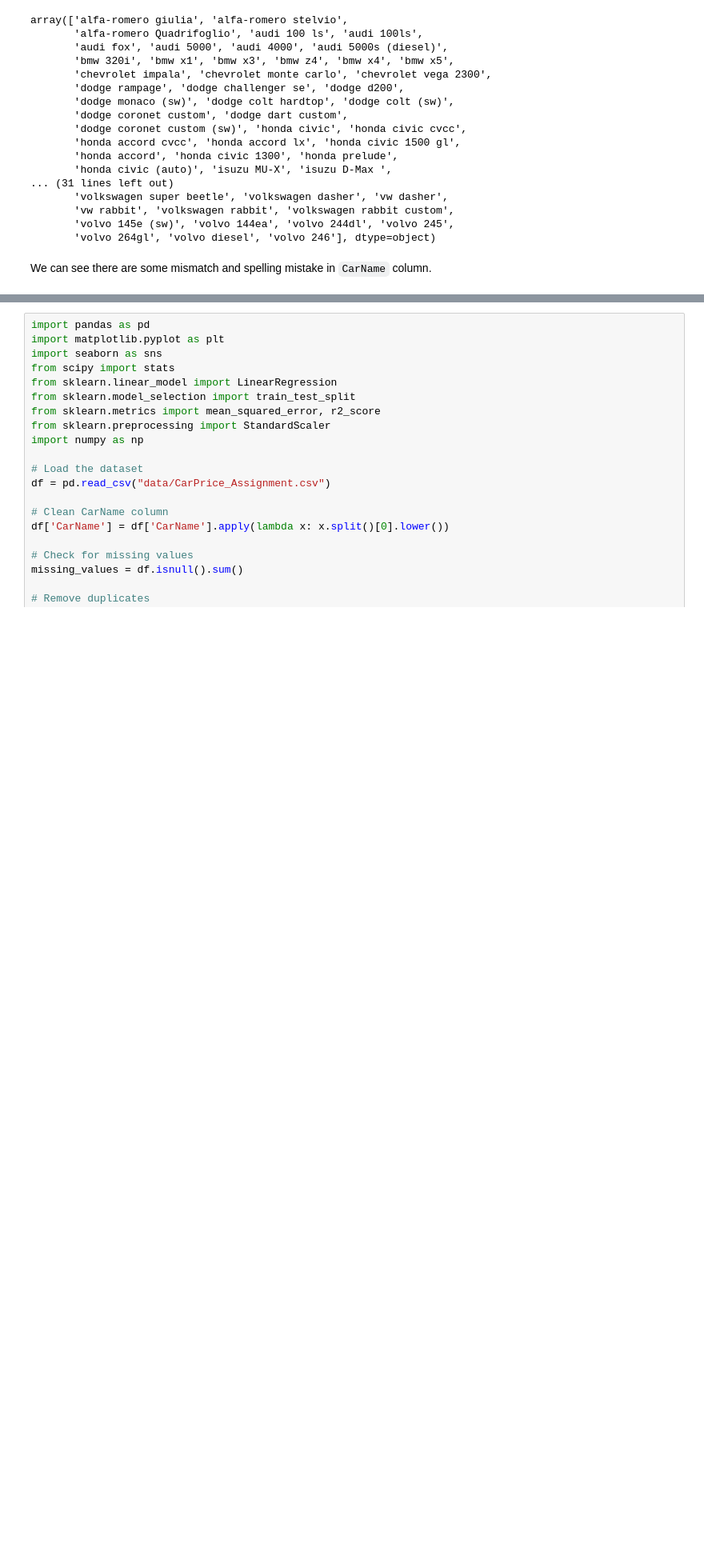
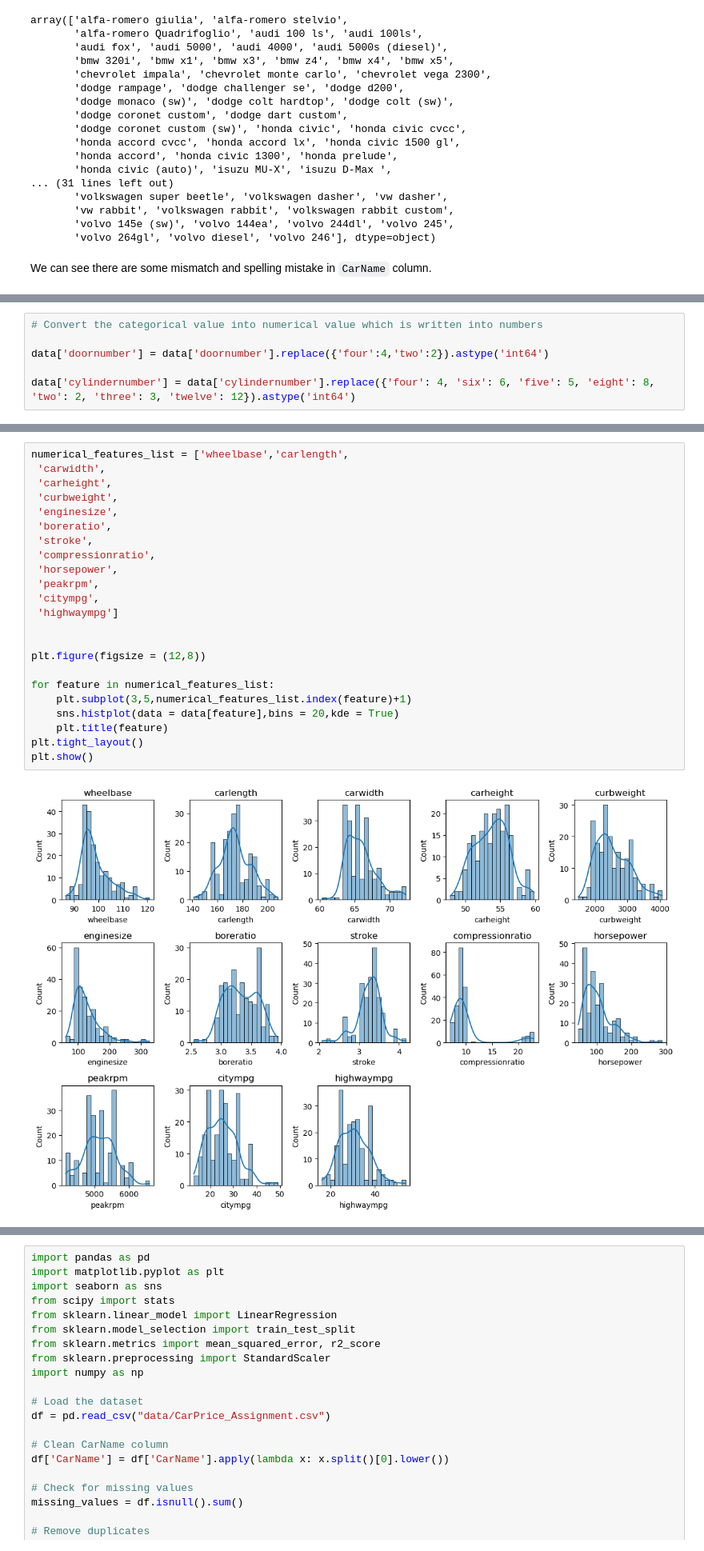
Before and after one commit to Tinonturja/Car_Pricing_DA, a Jupyter notebook: Car_Pricing_Prediction.ipynb, the cells around one changed output, grey strips where cells are left out. Shown: that part at 80% size. Cells and saved outputs as stored; diff of their text form; blank space fills up the shorter version.

```diff
--- a/Car_Pricing_Prediction.ipynb
+++ b/Car_Pricing_Prediction.ipynb
@@ -183,0 +211,6 @@ dtype: object
+# %%
+# Convert the categorical value into numerical value which is written into numbers
+
+data['doornumber'] = data['doornumber'].replace({'four':4,'two':2}).astype('int64')
+
+data['cylindernumber'] = data['cylindernumber'].replace({'four': 4, 'six': 6, 'five': 5, 'eight': 8, 'two': 2, 'three': 3, 'twelve': 12}).astype('int64')
@@ -183,0 +241,25 @@ dtype: object
+# %%
+numerical_features_list = ['wheelbase','carlength',
+ 'carwidth',
+ 'carheight',
+ 'curbweight',
+ 'enginesize',
+ 'boreratio',
+ 'stroke',
+ 'compressionratio',
+ 'horsepower',
+ 'peakrpm',
+ 'citympg',
+ 'highwaympg']
+
+
+plt.figure(figsize = (12,8))
+
+for feature in numerical_features_list:
+    plt.subplot(3,5,numerical_features_list.index(feature)+1)
+    sns.histplot(data = data[feature],bins = 20,kde = True)
+    plt.title(feature)
+plt.tight_layout()
+plt.show()
+# %% [output]
+[figure, added]
```
Also changed, not shown: parts of 24 cells of this notebook, 1 other file.
